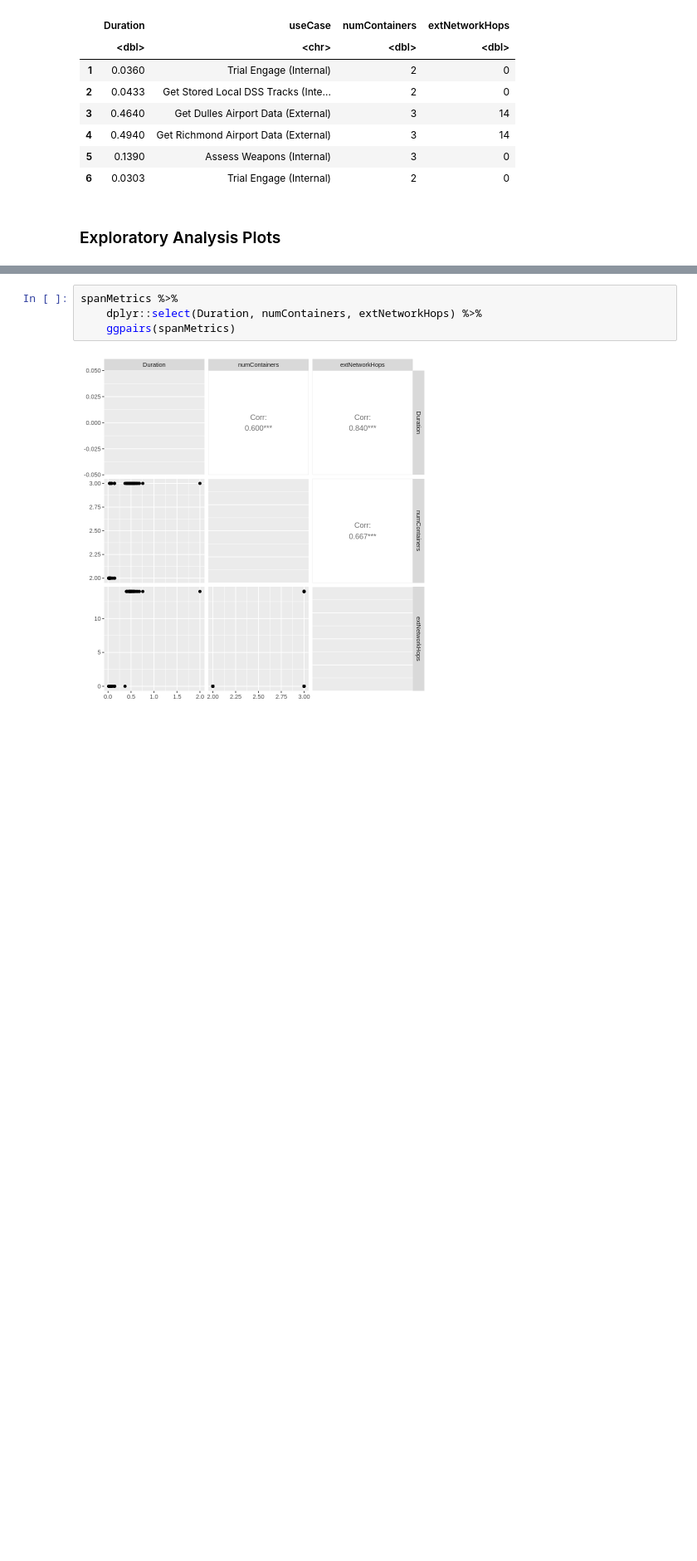
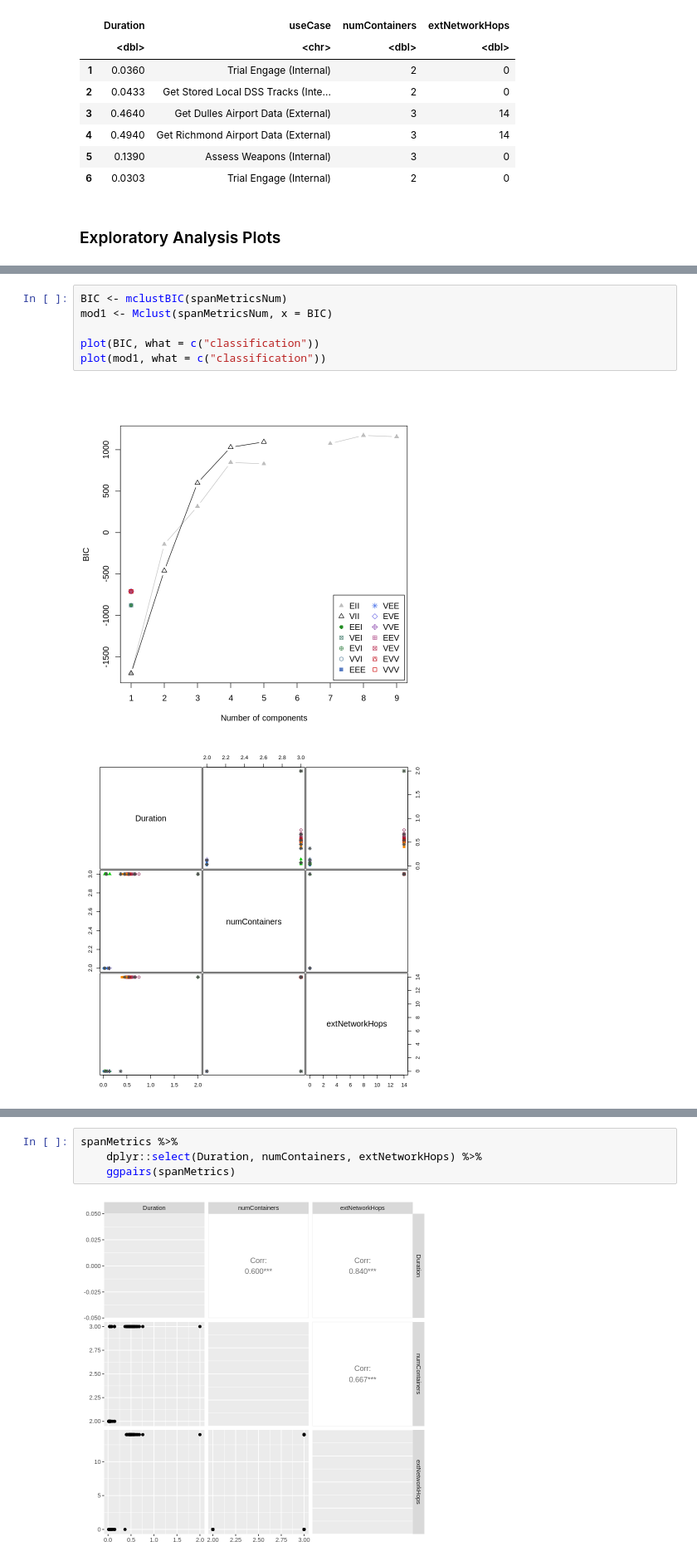
Before and after one commit to amurp003/dss-prototype, a Jupyter notebook: analysis/dss-span-analysis-rev1.ipynb, the cells around one changed output, grey strips where cells are left out. Shown at 83% size. Saved outputs shown, nothing was run; the diff lists cells and outputs as text; blank space fills up the shorter version.

```diff
--- a/analysis/dss-span-analysis-rev1.ipynb
+++ b/analysis/dss-span-analysis-rev1.ipynb
@@ -279,0 +303,9 @@ A data.frame: 6 × 4
+# %%
+BIC <- mclustBIC(spanMetricsNum)
+mod1 <- Mclust(spanMetricsNum, x = BIC)
+
+plot(BIC, what = c("classification"))
+plot(mod1, what = c("classification"))
+# %% [output]
+[figure, added]
+[figure, added]
```
Also changed, not shown: parts of 13 cells of this notebook, 2 other files.
